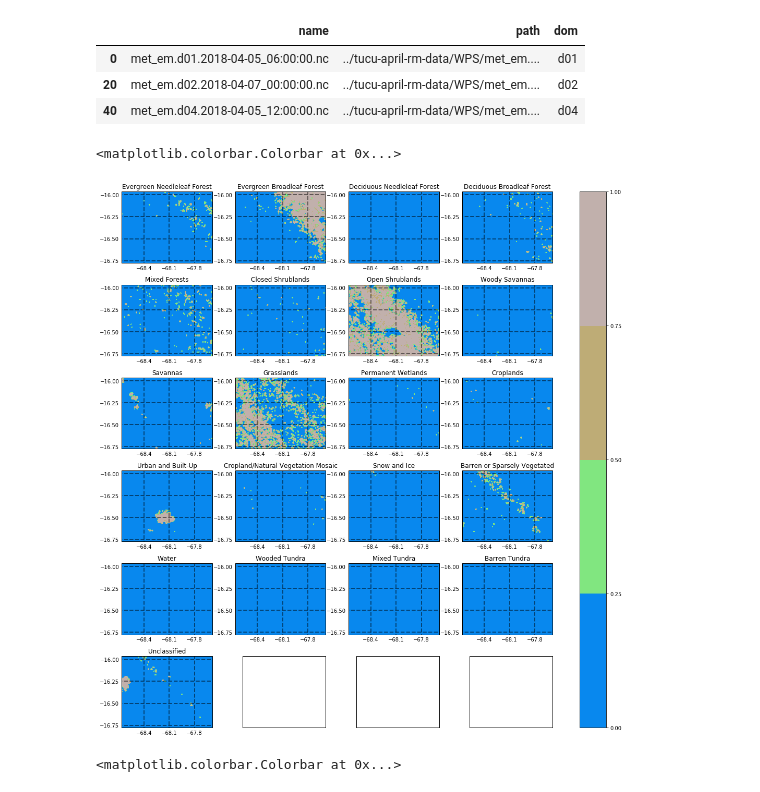
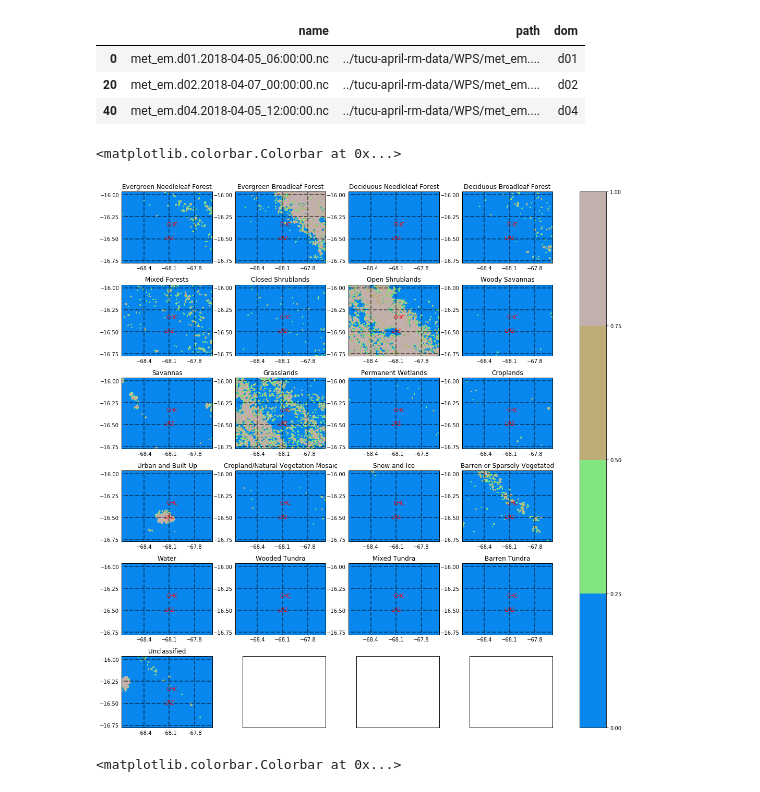
Before and after one commit to daliagachc/tucu-april, a Jupyter notebook: nbs/check-land-use.ipynb, the cells around one changed output. Cells and saved outputs as stored; diff of their text form; code cells hidden in the pictures.

```diff
--- a/nbs/check-land-use.ipynb
+++ b/nbs/check-land-use.ipynb
@@ -53,35 +53,36 @@ for ii in range(nn):
     ax=axs_flat[ii]
     cf = ax.contourf(
         wrf.to_np(lons),
         wrf.to_np(lats),
         wrf.to_np(var_ds[ii]),
         levels=np.linspace(0,1,5),
         transform=ccp,
         cmap=cm
     )
     ax.add_feature(cfeature.BORDERS, linestyle=':')
     ax.add_feature(cfeature.LAKES, alpha=0.5)
     ax.add_feature(cfeature.COASTLINE)
     gl = ax.gridlines(
         crs=ccp,
         draw_labels=True,
         linewidth=2,
         color='black',
         alpha=0.5,
         linestyle='--',
         xlocs=matplotlib.ticker.MaxNLocator(4),
         ylocs=matplotlib.ticker.MaxNLocator(4),
     )
     gl.xlabels_top = False
     gl.ylabels_right = False
-
     ax.set_title(LANDUSE_DIC[ii+1])
+    ax.text(*ye.LOLA_CHC,'CHC', transform = ccp, color='red')
+    ax.text(*ye.LOLA_LPZ,'LPZ', transform = ccp, color='red')
 fig.canvas.draw()
 fig.tight_layout()
 fig.colorbar(cf,ax=axs_flat)
 # %% [output]
 <matplotlib.colorbar.Colorbar at 0x...>
-[figure, old version]
+[figure, new version]
 # %%
 _boo = file_list.dom == 'd03'
 path = file_list[_boo]['path'].iloc[0]
```
Also changed, not shown: parts of 2 cells of this notebook, 1 other file.
